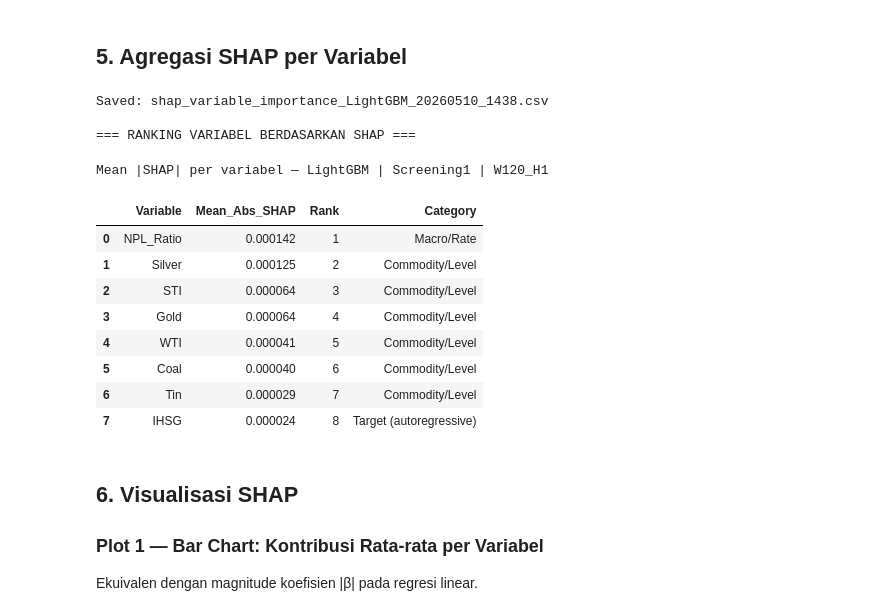
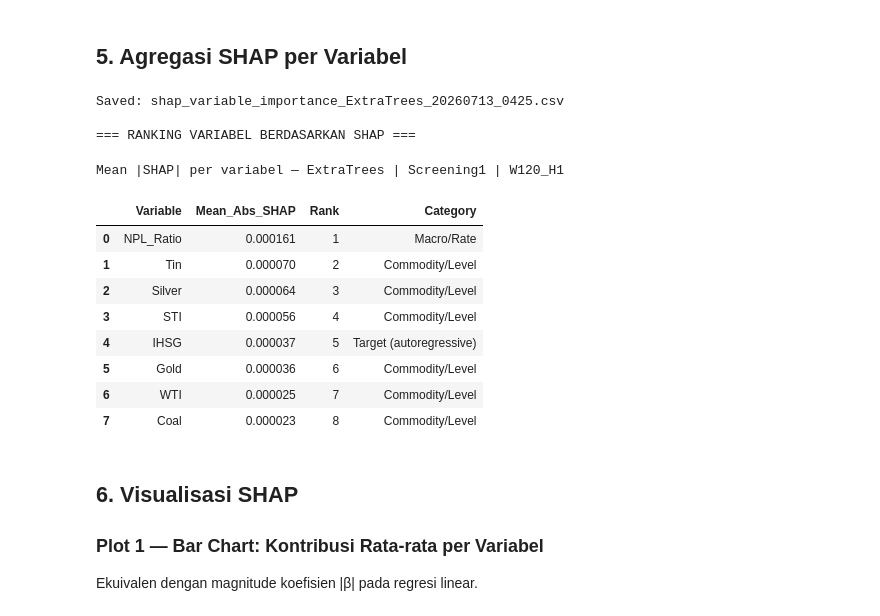
Before and after one commit to ravsssh/tesis-hakam, a Jupyter notebook: modelling/03_shap_analysis.ipynb, the cells around one changed output. Cells and saved outputs as stored; diff of their text form; code cells hidden in the pictures.

```diff
--- a/modelling/03_shap_analysis.ipynb
+++ b/modelling/03_shap_analysis.ipynb
@@ -80,31 +64,28 @@ Top 10 konfigurasi terbaik (MAPE terkecil):
 # %%
-# ── Konfigurasi yang akan digunakan untuk SHAP ─────────────────────────────
-# Ubah sesuai keinginan. Default: best overall dari phase1a_group_results.csv
+# ── Konfigurasi yang digunakan untuk SHAP ──────────────────────────────────
+# Winning configuration selected by 02c_model_selection_cv.ipynb (Stage A) and
+# tuned by 02d_nested_tuning_cv.ipynb (Stage B). SHAP is computed on the
+# *production* holdout -- the final outer CV fold's test window, using the
+# production hyperparameters refit on all data up to that fold's train_end.
 
-best = df_res[df_res["Covariates"]!="Baseline"].sort_values("mape").iloc[0]
+final_config = joblib.load("saved_models/final_config.joblib")
 
-MODEL_NAME = best["Model"]
-COV_GROUP  = best["Covariates"]
-WINDOW     = int(best["Window"])
-HORIZON    = int(best["Horizon"])
+MODEL_NAME = final_config["model"]
+COV_GROUP  = final_config["covariates"]
+COV_VARS   = final_config["cov_vars"]
+WINDOW     = final_config["window"]
+HORIZON    = final_config["horizon"]
+PROD_TRAIN_END  = final_config["production_train_end"]
+PROD_TEST_START = final_config["production_test_start"]
+PROD_TEST_END   = final_config["production_test_end"]
 
-# Mapping group ke list variabel (sesuai definisi di notebook 02a)
-GROUP_COVARIATES = {
-    "Screening1":        ["Silver","WTI","Gold","STI","Coal","Tin","NPL_Ratio"],
-    "Screening2":        ["Silver","WTI","Gold","STI","Coal","Tin","NPL_Ratio","CPI","USDIDR","Nickel"],
-    "All_Commodity_STI": ["Coal","Copper","Nickel","Silver","Tin","Gold","WTI","STI"],
-    "All_Macro_no_UST":  ["BI_Rate","CPI","M2","NPL_Ratio","USDIDR","GDP"],
-    "All_Covariates":    ["BI_Rate","CPI","M2","NPL_Ratio","USDIDR","GDP",
-                          "Coal","Copper","Nickel","Silver","Tin","Gold","WTI","STI","US_Treasury_10Y"],
-}
-COV_VARS = GROUP_COVARIATES[COV_GROUP]
-
-print(f"Konfigurasi SHAP:")
+print("Konfigurasi SHAP:")
 print(f"  Model   : {MODEL_NAME}")
 print(f"  Group   : {COV_GROUP}")
 print(f"  Vars    : {COV_VARS}")
 print(f"  Window  : {WINDOW} business days")
 print(f"  Horizon : {HORIZON} business day(s)")
-print(f"  MAPE    : {best['mape']:.4f}%  DA: {best['da']:.1f}%")
+print(f"  Train   : indices [0:{PROD_TRAIN_END}]")
+print(f"  Test    : indices [{PROD_TEST_START}:{PROD_TEST_END}] (final outer CV fold, out-of-sample)")
 # %% [output]
 Konfigurasi SHAP:
@@ -221,8 +146,8 @@ def build_lag_matrix(target_arr, cov_arr, cov_names, lags, start_idx, end_idx):
         built = True
     return np.array(rows), feat_names
 
-# Hanya gunakan test set (split_idx ke depan), butuh WINDOW lag sebelumnya
-test_start = max(split_idx, WINDOW + 1)
+# Hanya gunakan test set produksi (final outer CV fold), butuh WINDOW lag sebelumnya
+test_start = max(PROD_TEST_START, WINDOW + 1)
 
 X_test, feat_names = build_lag_matrix(
     target_arr, cov_arr, cov_names,
@@ -274,45 +199,45 @@ all_vars = ["IHSG"] + cov_names
 var_importance = {}
 for var in all_vars:
     idx_list = [i for i, n in enumerate(feat_names) if n.startswith(f"{var}_lag_")]
     if idx_list:
         var_importance[var] = np.mean(np.abs(shap_arr[:, idx_list]))
 
 shap_df = (pd.DataFrame.from_dict(var_importance, orient="index", columns=["Mean_Abs_SHAP"])
            .sort_values("Mean_Abs_SHAP", ascending=False)
            .reset_index().rename(columns={"index":"Variable"}))
 shap_df["Rank"] = range(1, len(shap_df)+1)
 
 # Kategori variabel
 def get_cat(v):
     if v == "IHSG": return "Target (autoregressive)"
-    if v in LEVEL_VARS: return "Commodity/Level"
-    if v in RATE_VARS:  return "Macro/Rate"
+    if v in cv.LEVEL_VARS: return "Commodity/Level"
+    if v in cv.RATE_VARS:  return "Macro/Rate"
     return "Regional"
 
 shap_df["Category"] = shap_df["Variable"].map(get_cat)
 
 from datetime import datetime
 ts = datetime.now().strftime("%Y%m%d_%H%M")
 shap_df.to_csv(f"shap_variable_importance_{MODEL_NAME}_{ts}.csv", index=False)
 print(f"Saved: shap_variable_importance_{MODEL_NAME}_{ts}.csv")
 print("\n=== RANKING VARIABEL BERDASARKAN SHAP ===")
 display(shap_df.style.format({"Mean_Abs_SHAP":"{:.6f}"})
         .bar(subset=["Mean_Abs_SHAP"], color="#64b5f6")
         .set_caption(f"Mean |SHAP| per variabel — {MODEL_NAME} | {COV_GROUP} | W{WINDOW}_H{HORIZON}"))
 # %% [output]
-Saved: shap_variable_importance_LightGBM_20260510_1438.csv
+Saved: shap_variable_importance_ExtraTrees_20260713_0425.csv
 
 === RANKING VARIABEL BERDASARKAN SHAP ===
-Mean |SHAP| per variabel — LightGBM | Screening1 | W120_H1
+Mean |SHAP| per variabel — ExtraTrees | Screening1 | W120_H1
 |  | Variable | Mean_Abs_SHAP | Rank | Category |
-| 0 | NPL_Ratio | 0.000142 | 1 | Macro/Rate |
-| 1 | Silver | 0.000125 | 2 | Commodity/Level |
-| 2 | STI | 0.000064 | 3 | Commodity/Level |
-| 3 | Gold | 0.000064 | 4 | Commodity/Level |
-| 4 | WTI | 0.000041 | 5 | Commodity/Level |
-| 5 | Coal | 0.000040 | 6 | Commodity/Level |
-| 6 | Tin | 0.000029 | 7 | Commodity/Level |
-| 7 | IHSG | 0.000024 | 8 | Target (autoregressive) |
+| 0 | NPL_Ratio | 0.000161 | 1 | Macro/Rate |
+| 1 | Tin | 0.000070 | 2 | Commodity/Level |
+| 2 | Silver | 0.000064 | 3 | Commodity/Level |
+| 3 | STI | 0.000056 | 4 | Commodity/Level |
+| 4 | IHSG | 0.000037 | 5 | Target (autoregressive) |
+| 5 | Gold | 0.000036 | 6 | Commodity/Level |
+| 6 | WTI | 0.000025 | 7 | Commodity/Level |
+| 7 | Coal | 0.000023 | 8 | Commodity/Level |
 # %% [markdown]
 ## 6. Visualisasi SHAP
 
```
Also changed, not shown: parts of 11 cells of this notebook, 26 other files.
